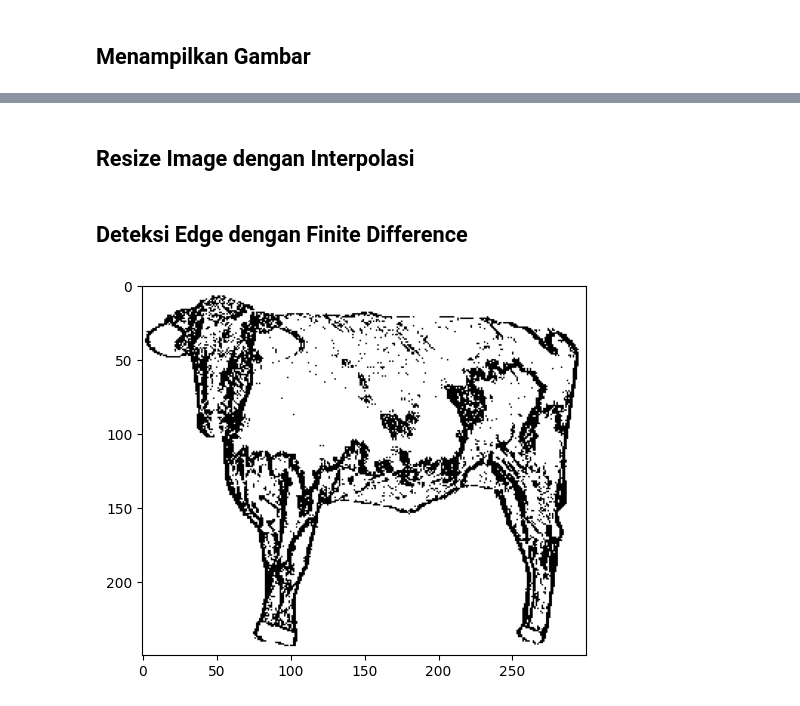
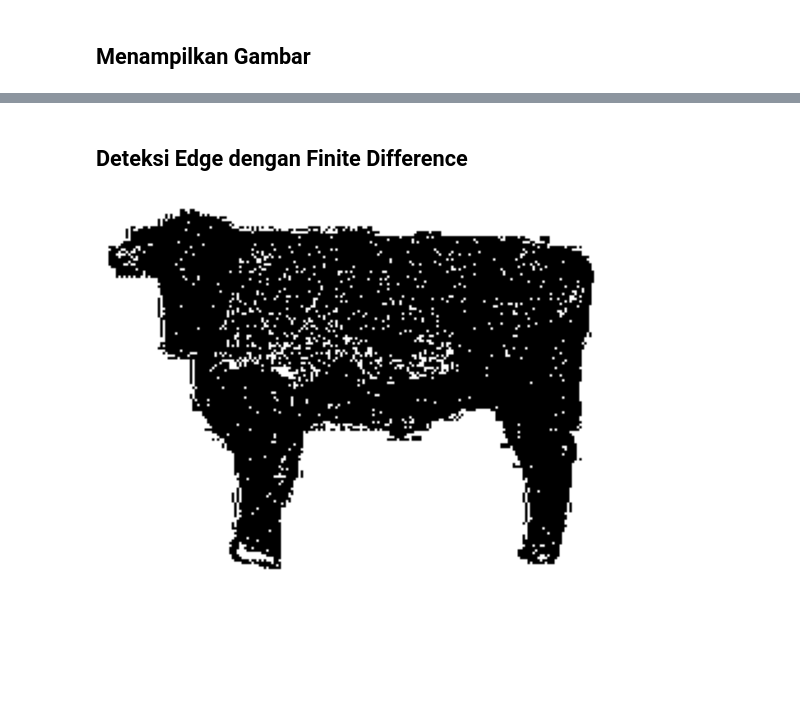
Before and after one commit to naragift/sapixy, a Jupyter notebook: main.ipynb, the cells around one changed output, grey strips where cells are left out. Saved outputs shown, nothing was run; the diff lists cells and outputs as text; code cells hidden in the pictures; blank space fills up the shorter version.

Commit message:
double threshold and 8 connectivity alg

```diff
--- a/main.ipynb
+++ b/main.ipynb
@@ -30,5 +24,3 @@ image=sapi_tanpa_bg1
-# %% [markdown]
-## Resize Image dengan Interpolasi
 # %%
 def get_shape(image):
     height = len(image)
@@ -80,8 +72,8 @@ def resize_image(image, new_width, new_height):
 
     return resized_image
 
-new_width = 300
-new_height = 250
+new_width = 200
+new_height = 150
 
 resized_image = resize_image(image, new_width, new_height)
 # %% [markdown]
@@ -93,37 +85,46 @@ def get_shape(image):
 # %%
 def calc_thresh(value, thresh):
     if value > thresh:
         return 0
     else:
         return 255
 
 def calc_new_value(im, i, j, thresh):
     m, n = get_shape(im)
-    a = m
     h = 1
 
     if j == 0:
-        a = im[i][j]
+        a = im[i][j+1]  # Access the pixel value
         b = im[i][j+1]
         # forward
     elif j == n - 1:
-        a = im[i][j]
+        a = im[i][j-1]  # Access the pixel value
         b = im[i][j-1]
         # backward
     else:
-        a = im[i][j+1]
+        a = im[i][j+1]  # Access the pixel value
         b = im[i][j-1]
         h = 2
-    return calc_thresh(abs(int(a[0]) - int(b[0])) / h, thresh)  # Update the list subtraction
 
-def apply(im, thresh):
+    return calc_thresh(abs(int(a[0]) - int(b[0])) / h, thresh)
+
+def apply(im, low_thresh, high_thresh):
     new_im = [row[:] for row in im]
     for i in range(len(im)):
         for j in range(len(im[i])):
-            new_im[i][j] = calc_new_value(im, i, j, thresh)
+            value = calc_new_value(im, i, j, high_thresh)
+            if value == 0:
+                new_im[i][j] = 0
+            elif value == 255:
+                new_im[i][j] = calc_new_value(im, i, j, low_thresh)
     return new_im
 
-result = apply(resized_image, 6)
+def display_im(im):
+    plt.imshow(im, cmap='gray')
+    plt.axis('off')
+    plt.show()
+
+result = apply(resized_image, 0, 1)
 display_im(result)
 # %% [output]
-[figure, old version]
+[figure, new version]
```
Also changed, not shown: parts of 11 cells of this notebook.
